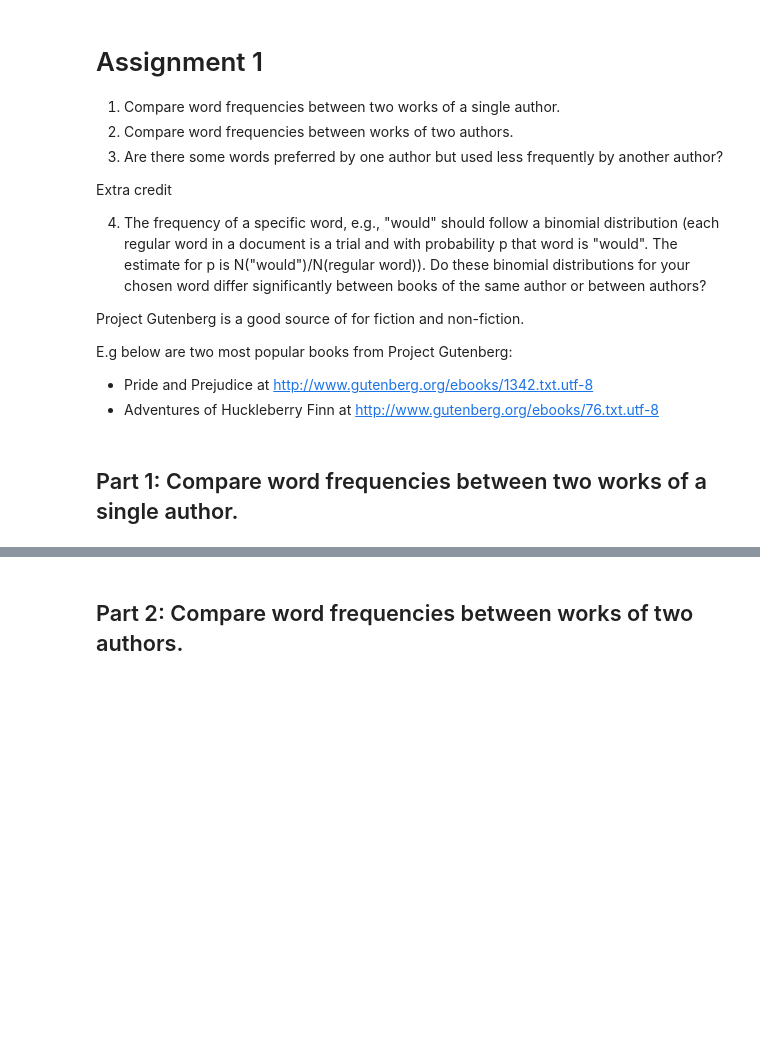
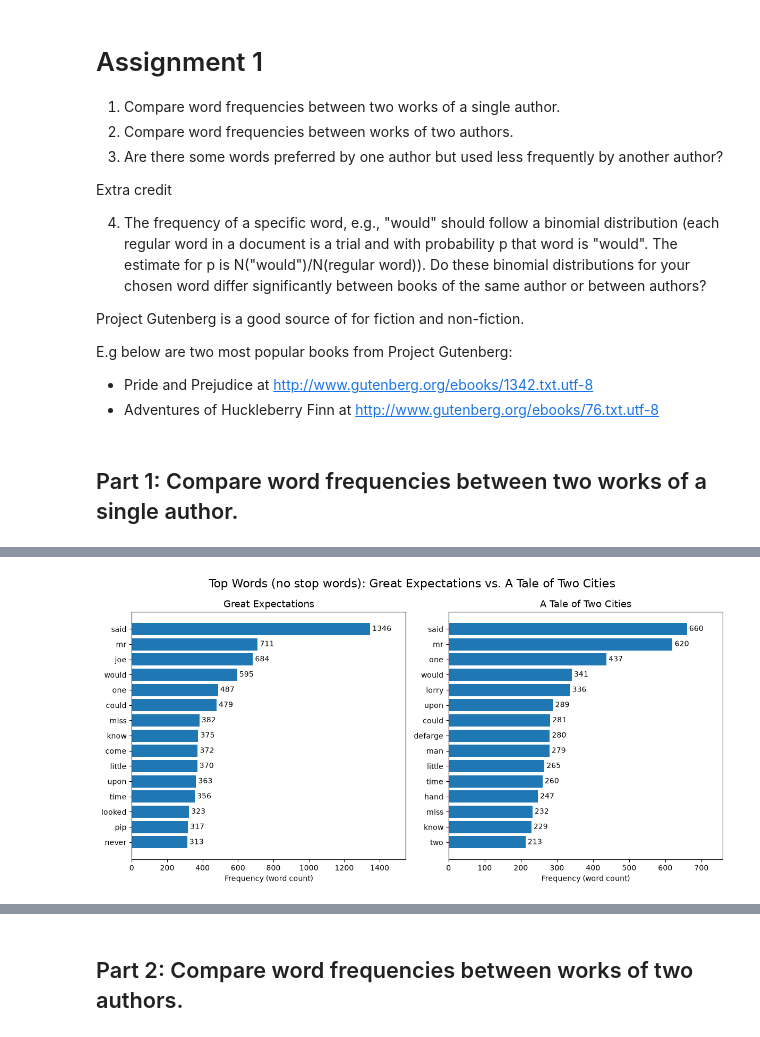
Before and after one commit to utk-cs445-fall26/MiniProject1, a Jupyter notebook: MiniProject1.ipynb, the cells around one changed output, grey strips where cells are left out. Drawn from its saved outputs; the diff is of its cells as text; code cells hidden in the pictures; blank space fills up the shorter version.

```diff
--- a/MiniProject1.ipynb
+++ b/MiniProject1.ipynb
@@ -243,7 +244,6 @@ E.g below are two most popular books from Project Gutenberg:
 import requests, re, nltk
 # re is a module for regular expressions: to detect various combinations of characters
 import operator
-
 
 nltk.download('stopwords', quiet=True)
 stop_words = set(nltk.corpus.stopwords.words('english'))
@@ -276,26 +276,37 @@ def clean_word(w):
     return re.sub(r"[^a-zA-Z']", '', w).lower()
 
 
-def sorted_words_dict(t):
+def sorted_words_dict(t, remove_stopwords=False, extra_words=None):
+    """Build a word -> count dict from text t, then return it sorted by
+    count descending.
+
+    remove_stopwords: drop common English stop words (and, of, the, ...)
+    extra_words: an additional set of words to drop (e.g. character names)
+    """
+    extra_words = extra_words or set()
+
     # obtain words by splitting a string using as separator one or more (+) space/like characters (\s)
     wds = re.split(r'\s+', t)
 
-    # now populate a dictionary (wf), skipping stop words so the top words
-    # reflect real content differences rather than "and", "of", "the", etc.
+    # now populate a dictionary (wf)
     wf = {}
     for w in wds:
         w = clean_word(w)
-        if not w or w in stop_words:
+        if not w:
+            continue
+        if remove_stopwords and w in stop_words:
+            continue
+        if w in extra_words:
             continue
         wf[w] = wf.get(w, 0) + 1
 
     # dictionaries can not be sorted, so lets get a sorted *list*
-    wfs = sorted (wf .items(), key = operator .itemgetter (1), reverse=True)
+    wfs = sorted(wf.items(), key=operator.itemgetter(1), reverse=True)
 
     # lets just have no more than 15 words
-    ml = min(len(wfs),15)
+    ml = min(len(wfs), 15)
     for i in range(ml):
-        print (wfs[i][0]+"\t"+str(wfs[i][1]))
+        print(wfs[i][0] + "\t" + str(wfs[i][1]))
     print('\n')
 
     return wfs
@@ -303,7 +314,7 @@ def sorted_words_dict(t):
 
 def compare_books(wf1, wf2, label1, label2, top_n=15):
     """Rank words by how much more often one book uses them than the
-    other, per 1000 (non-stopword) words. This controls for book length so
+    other, per 1000 words. This controls for book length so
     a longer book doesn't just look 'wordier' everywhere."""
     d1, d2 = dict(wf1), dict(wf2)
     total1, total2 = sum(d1.values()), sum(d2.values())
@@ -439,0 +534,3 @@ stryver                 0.00            1.61     -1.61
+# %%
+ge_nostop = sorted_words_dict(ge_text, remove_stopwords=True)
+ttc_nostop = sorted_words_dict(ttc_text, remove_stopwords=True)
@@ -439,0 +555,5 @@ stryver                 0.00            1.61     -1.61
+# %%
+plot_word_frequencies(ge_nostop, ttc_nostop, 'Great Expectations', 'A Tale of Two Cities',
+                       'Top Words (no stop words): Great Expectations vs. A Tale of Two Cities')
+# %% [output]
+[figure, added]
```
Also changed, not shown: parts of 36 cells of this notebook.
